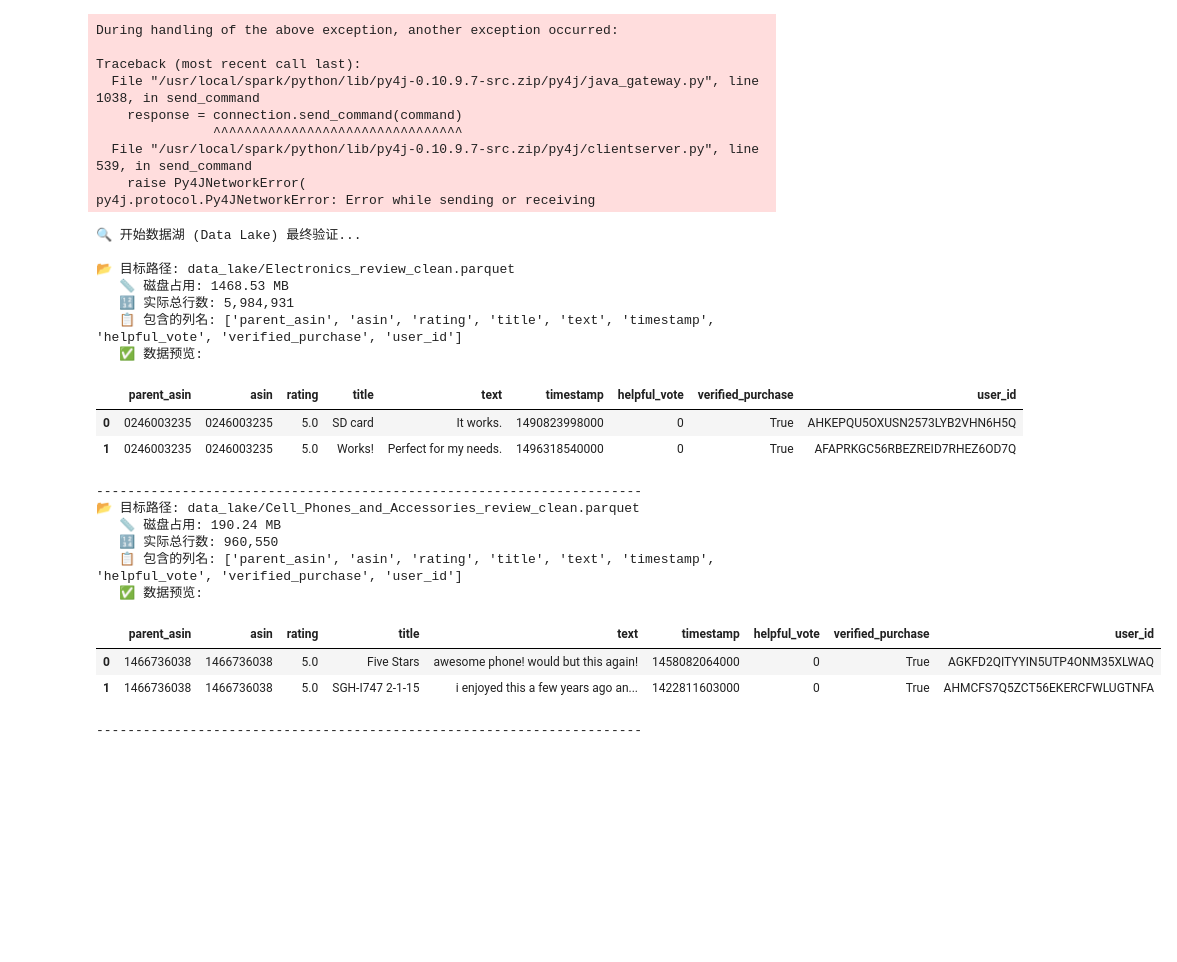
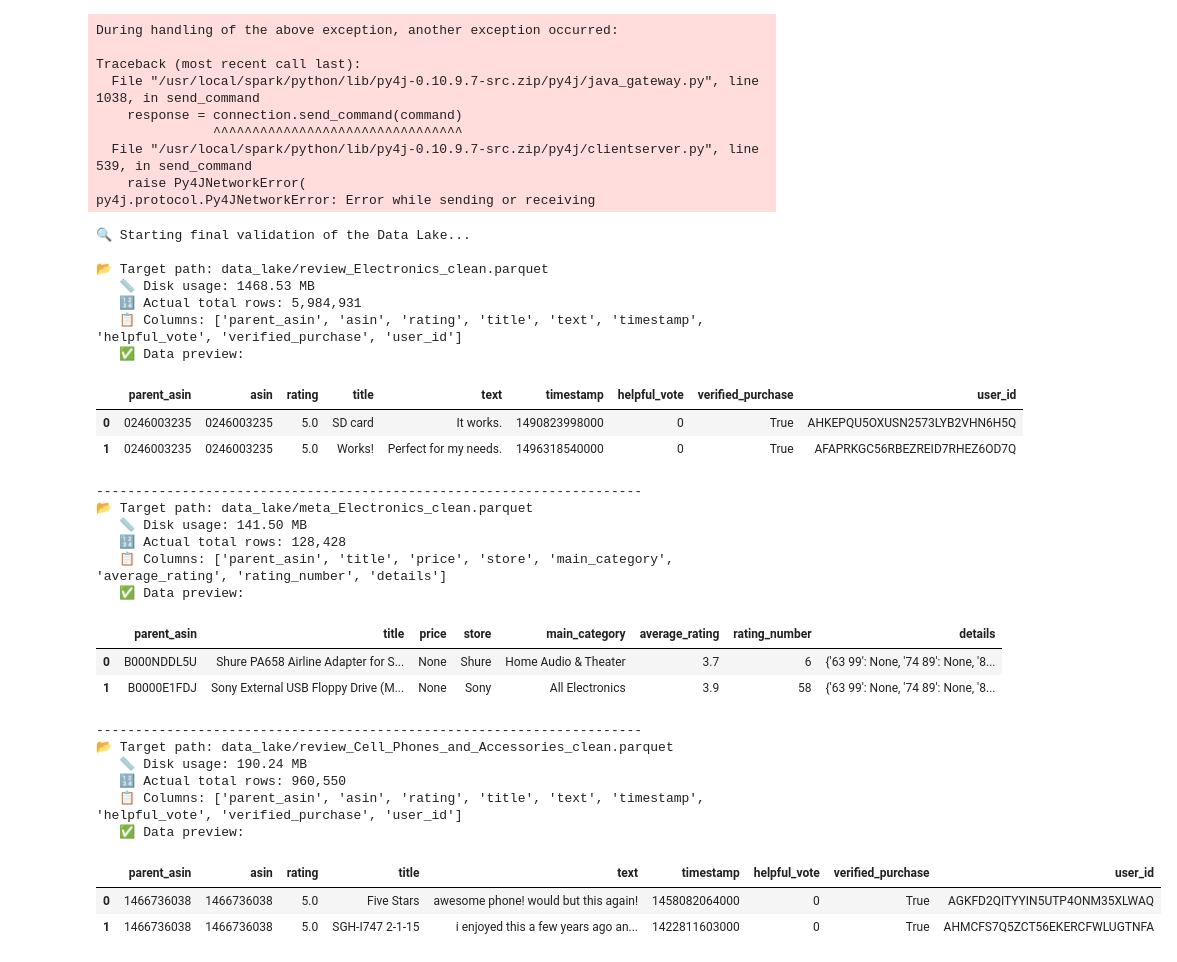
Before and after one commit to jiaaol66-collab/7095_Digital, a Jupyter notebook: [Phase1&2]_PreProcess.ipynb, the cells around one changed output. Drawn from its saved outputs; the diff is of its cells as text; code cells hidden in the pictures; blank space fills up the shorter version.

```diff
--- a/[Phase1&2]_PreProcess.ipynb
+++ b/[Phase1&2]_PreProcess.ipynb
@@ -637,0 +845,27 @@ only showing top 20 rows
+# %%
+# noticed that the missing rate of price is around 70% high
+from pyspark.sql import functions as F
+
+with open("datasets.txt", 'r') as f:
+    lines = [line.strip() for line in f if line.strip()]
+
+for line in lines:
+   df = spark.read.parquet(f"file:///home/jovyan/work/data_lake/meta_{line.split(',')[1].strip()}.parquet")  # 或 meta_cellp
+   dfp = df.select(F.col("price").cast("string").alias("price_str"))
+
+   missing_type = (
+      F.when(F.col("price_str").isNull(), F.lit("NULL"))
+      .when(F.trim(F.col("price_str")) == F.lit(""), F.lit("EMPTY_OR_WHITESPACE"))
+      .when(F.lower(F.trim(F.col("price_str"))).isin("null", "none", "nan"), F.lit("STRING_NULL_LIKE"))
+      .otherwise(F.lit("NOT_MISSING"))
+   )
+
+   dfp.withColumn("missing_type", missing_type) \
+      .groupBy("missing_type").count() \
+      .orderBy(F.col("count").desc()) \
+      .show(truncate=False)
+
+   dfp.withColumn("missing_type", missing_type) \
+      .filter(F.col("missing_type") != "NOT_MISSING") \
+      .select("missing_type", "price_str", F.length("price_str").alias("len"), F.lower(F.trim("price_str")).alias("lower_trim")) \
+      .show(50, truncate=False)
@@ -691,7 +928,7 @@ Requirement already satisfied: numpy>=1.16.6 in /opt/conda/lib/python3.11/site-p
 Note: you may need to restart the kernel to use updated packages.
 # %%
 # ==========================================
-# CELL 7: Brand Whitelist Filter → Metadata Clean → Review Alignment (Chunked)
+# Brand Whitelist Filter → Metadata Clean → Review Alignment (Chunked)
 # ==========================================
 
 import os
@@ -812,7 +1049,7 @@ for id,line in enumerate(lines):
     ).batch_size(50000)
 
     # PyArrow File Path (Native OS Path)
-    rev_out_path = os.path.join(output_dir, f"review_{dataset_name}_clean.parquet")
+    rev_out_path = os.path.join(output_dir, f"review_{dataset_name}.parquet")
 
     batch_data = []
     writer = None
@@ -850,8 +1087,8 @@ for id,line in enumerate(lines):
     print(f"✅ [REV] Successfully extracted and saved {total_fetched:,} reviews in {time.time()-t_rev:.1f}s")
 
     # ── STEP 6: Save cleaned metadata → Parquet ───────────────
-    meta_out = f"file://{output_dir}/meta_{dataset_name}_clean.parquet"
-    print(f"\n💾 Saving metadata → meta_{dataset_name}_clean.parquet")
+    meta_out = f"file://{output_dir}/meta_{dataset_name}.parquet"
+    print(f"\n💾 Saving metadata → meta_{dataset_name}.parquet")
     df_meta_clean.write.mode("overwrite").parquet(meta_out)
     print(f"✅ [META] Saved.")
 
@@ -919,12 +1156,13 @@ import os
 import pandas as pd
 import pyarrow.dataset as ds
 
+with open("datasets.txt", 'r') as f:
+    lines = [line.strip() for line in f if line.strip()]
 # The file path of the data lake to be inspected
 files_to_check = [
-    "data_lake/review_Electronics_clean.parquet",
-    "data_lake/review_Cell_Phones_and_Accessories_clean.parquet"
-    "data_lake/meta_Electronics_clean.parquet",
-    "data_lake/meta_Cell_Phones_and_Accessories_clean.parquet"
+    f"data_lake/{types}_{line.split(',')[0].strip()}.parquet"
+    for line in lines
+    for types in ["review", "meta"]
 ]
 
 print("🔍 Starting final validation of the Data Lake...\n")
@@ -944,45 +1182,53 @@ for f in files_to_check:
         print(f"📂 Target path: {f}")
         print(f"   📏 Disk usage: {size_mb:.2f} MB")
 
         try:
             # Use PyArrow Dataset for fast reading
             dataset = ds.dataset(path, format="parquet")
 
             # Quickly get the accurate total row count (without loading all data into memory)
             actual_rows = dataset.count_rows()
 
             # Only take the first 2 rows as a sample
             df_head = dataset.head(2).to_pandas()
 
             print(f"   🔢 Actual total rows: {actual_rows:,}")
             print(f"   📋 Columns: {df_head.columns.tolist()}")
             print(f"   ✅ Data preview:")
             display(df_head)
 
         except Exception as e:
             print(f"   ❌ Failed to read: {e}")
     else:
         print(f"⚠️ Path not found: {f}")
 
     print("-" * 70)
 # %% [output]
-🔍 开始数据湖 (Data Lake) 最终验证...
+🔍 Starting final validation of the Data Lake...
 
-📂 目标路径: data_lake/Electronics_review_clean.parquet
-   📏 磁盘占用: 1468.53 MB
-   🔢 实际总行数: 5,984,931
-   📋 包含的列名: ['parent_asin', 'asin', 'rating', 'title', 'text', 'timestamp', 'helpful_vote', 'verified_purchase', 'user_id']
-   ✅ 数据预览:
+📂 Target path: data_lake/review_Electronics_clean.parquet
+   📏 Disk usage: 1468.53 MB
+   🔢 Actual total rows: 5,984,931
+   📋 Columns: ['parent_asin', 'asin', 'rating', 'title', 'text', 'timestamp', 'helpful_vote', 'verified_purchase', 'user_id']
+   ✅ Data preview:
 |  | parent_asin | asin | rating | title | text | timestamp | helpful_vote | verified_purchase | user_id |
 | 0 | 0246003235 | 0246003235 | 5.0 | SD card | It works. | 1490823998000 | 0 | True | AHKEPQU5OXUSN2573LYB2VHN6H5Q |
 | 1 | 0246003235 | 0246003235 | 5.0 | Works! | Perfect for my needs. | 1496318540000 | 0 | True | AFAPRKGC56RBEZREID7RHEZ6OD7Q |
 ----------------------------------------------------------------------
-📂 目标路径: data_lake/Cell_Phones_and_Accessories_review_clean.parquet
-   📏 磁盘占用: 190.24 MB
-   🔢 实际总行数: 960,550
-   📋 包含的列名: ['parent_asin', 'asin', 'rating', 'title', 'text', 'timestamp', 'helpful_vote', 'verified_purchase', 'user_id']
-   ✅ 数据预览:
+📂 Target path: data_lake/meta_Electronics_clean.parquet
+   📏 Disk usage: 141.50 MB
+   🔢 Actual total rows: 128,428
+   📋 Columns: ['parent_asin', 'title', 'price', 'store', 'main_category', 'average_rating', 'rating_number', 'details']
+   ✅ Data preview:
-|  | parent_asin | asin | rating | title | text | timestamp | helpful_vote | verified_purchase | user_id |
-| 0 | 1466736038 | 1466736038 | 5.0 | Five Stars | awesome phone! would but this again! | 1458082064000 | 0 | True | AGKFD2QITYYIN5UTP4ONM35XLWAQ |
-| 1 | 1466736038 | 1466736038 | 5.0 | SGH-I747 2-1-15 | i enjoyed this a few years ago an... | 1422811603000 | 0 | True | AHMCFS7Q5ZCT56EKERCFWLUGTNFA |
+|  | parent_asin | title | price | store | main_category | average_rating | rating_number | details |
+| 0 | B000NDDL5U | Shure PA658 Airline Adapter for S... | None | Shure | Home Audio & Theater | 3.7 | 6 | {'63 99': None, '74 89': None, '8... |
+| 1 | B0000E1FDJ | Sony External USB Floppy Drive (M... | None | Sony | All Electronics | 3.9 | 58 | {'63 99': None, '74 89': None, '8... |
 ----------------------------------------------------------------------
+📂 Target path: data_lake/review_Cell_Phones_and_Accessories_clean.parquet
+   📏 Disk usage: 190.24 MB
+   🔢 Actual total rows: 960,550
+   📋 Columns: ['parent_asin', 'asin', 'rating', 'title', 'text', 'timestamp', 'helpful_vote', 'verified_purchase', 'user_id']
+   ✅ Data preview:
+|  | parent_asin | asin | rating | title | text | timestamp | helpful_vote | verified_purchase | user_id |
+| 0 | 1466736038 | 1466736038 | 5.0 | Five Stars | awesome phone! would but this again! | 1458082064000 | 0 | True | AGKFD2QITYYIN5UTP4ONM35XLWAQ |
+| 1 | 1466736038 | 1466736038 | 5.0 | SGH-I747 2-1-15 | i enjoyed this a few years ago an... | 1422811603000 | 0 | True | AHMCFS7Q5ZCT56EKERCFWLUGTNFA |
```
Also changed, not shown: parts of 13 cells of this notebook, 9 other files.
